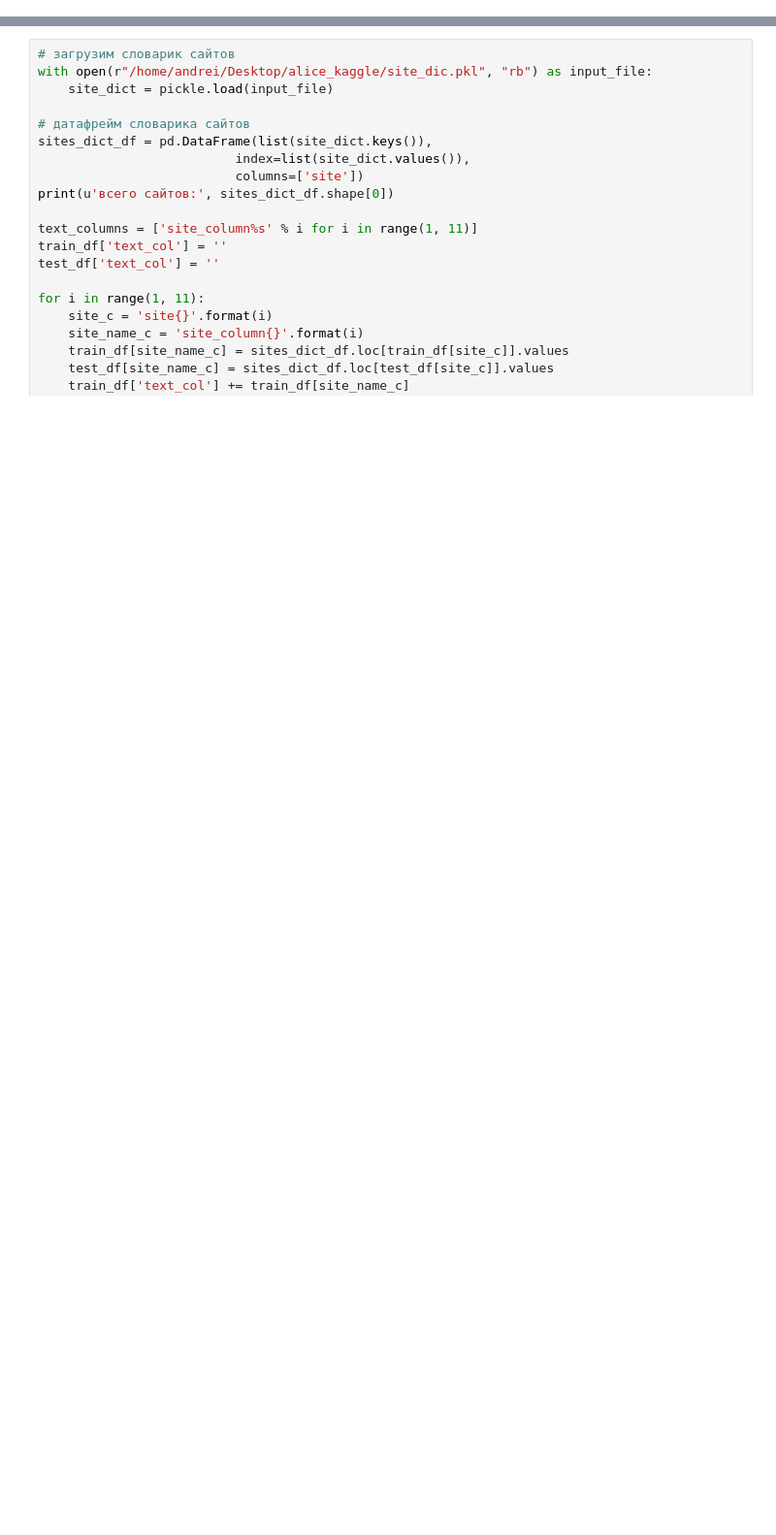
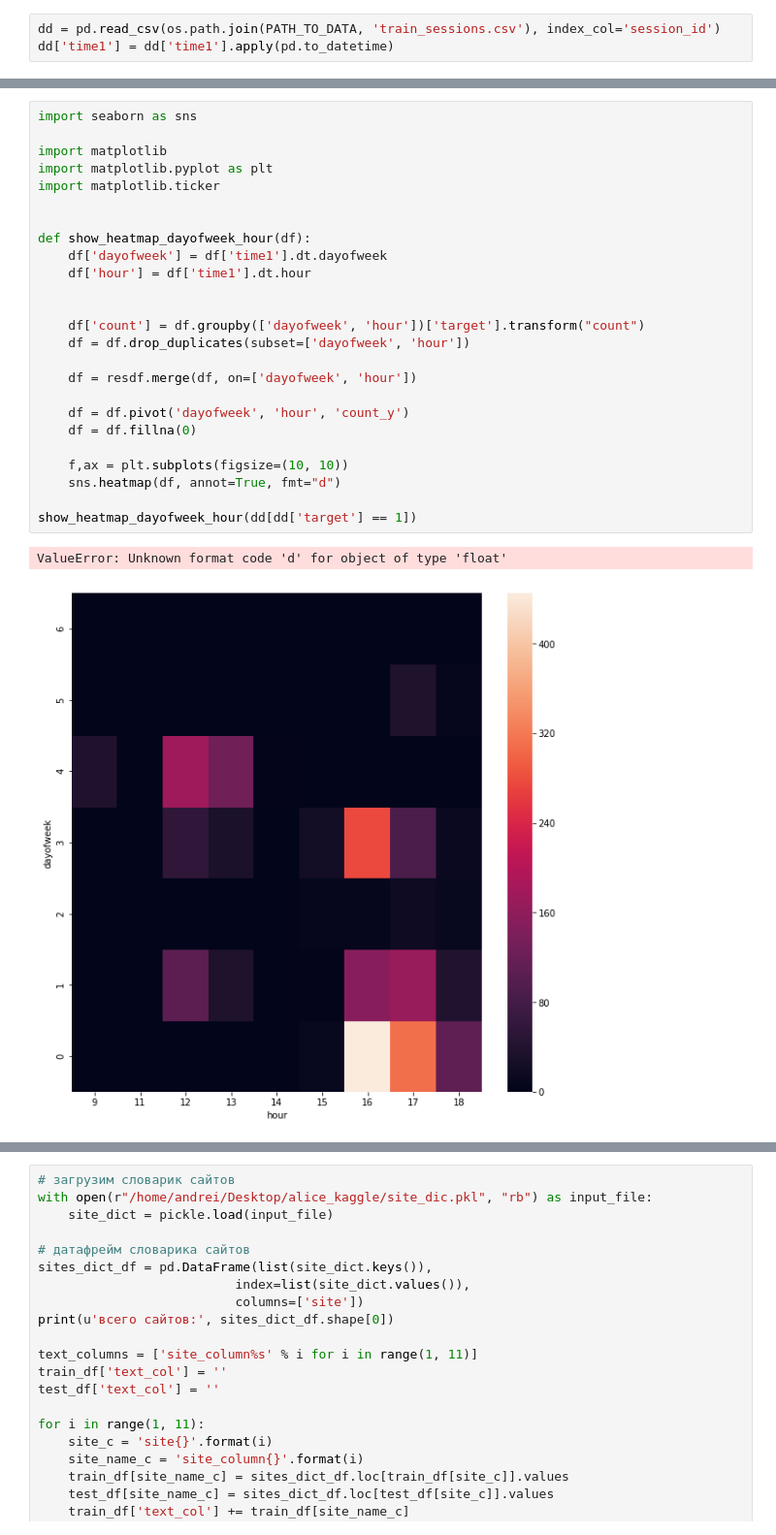
Before and after one commit to aduhovnik/ds-ml, a Jupyter notebook: alice_kaggle/alice.ipynb, the cells around one changed output, grey strips where cells are left out. Shown at 97% size. Drawn from its saved outputs; the diff is of its cells as text; blank space fills up the shorter version.

```diff
--- a/alice_kaggle/alice.ipynb
+++ b/alice_kaggle/alice.ipynb
@@ -37,3 +39,6 @@ train_df.head()
 | 3 | 14769 | 2013-12-16 16:40:17 | 39.0 | 2013-12-16 16:40:18 | 14768.0 | 2013-12-16 16:40:19 | 14769.0 | 2013-12-16 16:40:19 | 37.0 | 2013-12-16 16:40:19 | 39.0 | ... |
 | 4 | 782 | 2014-03-28 10:52:12 | 782.0 | 2014-03-28 10:52:42 | 782.0 | 2014-03-28 10:53:12 | 782.0 | 2014-03-28 10:53:42 | 782.0 | 2014-03-28 10:54:12 | 782.0 | ... |
 | 5 | 22 | 2014-02-28 10:53:05 | 177.0 | 2014-02-28 10:55:22 | 175.0 | 2014-02-28 10:55:22 | 178.0 | 2014-02-28 10:55:23 | 177.0 | 2014-02-28 10:55:23 | 178.0 | ... |
+# %%
+dd = pd.read_csv(os.path.join(PATH_TO_DATA, 'train_sessions.csv'), index_col='session_id')
+dd['time1'] = dd['time1'].apply(pd.to_datetime)
@@ -39,0 +70,28 @@ train_df.head()
+# %%
+import seaborn as sns
+
+import matplotlib
+import matplotlib.pyplot as plt
+import matplotlib.ticker
+
+
+def show_heatmap_dayofweek_hour(df):
+    df['dayofweek'] = df['time1'].dt.dayofweek
+    df['hour'] = df['time1'].dt.hour
+
+
+    df['count'] = df.groupby(['dayofweek', 'hour'])['target'].transform("count")
+    df = df.drop_duplicates(subset=['dayofweek', 'hour'])
+
+    df = resdf.merge(df, on=['dayofweek', 'hour'])
+
+    df = df.pivot('dayofweek', 'hour', 'count_y')
+    df = df.fillna(0)
+
+    f,ax = plt.subplots(figsize=(10, 10))
+    sns.heatmap(df, annot=True, fmt="d")
+
+show_heatmap_dayofweek_hour(dd[dd['target'] == 1])
+# %% [output]
+ValueError: Unknown format code 'd' for object of type 'float'
+[figure, added]
```
Also changed, not shown: parts of 20 cells of this notebook, 1 other file.
